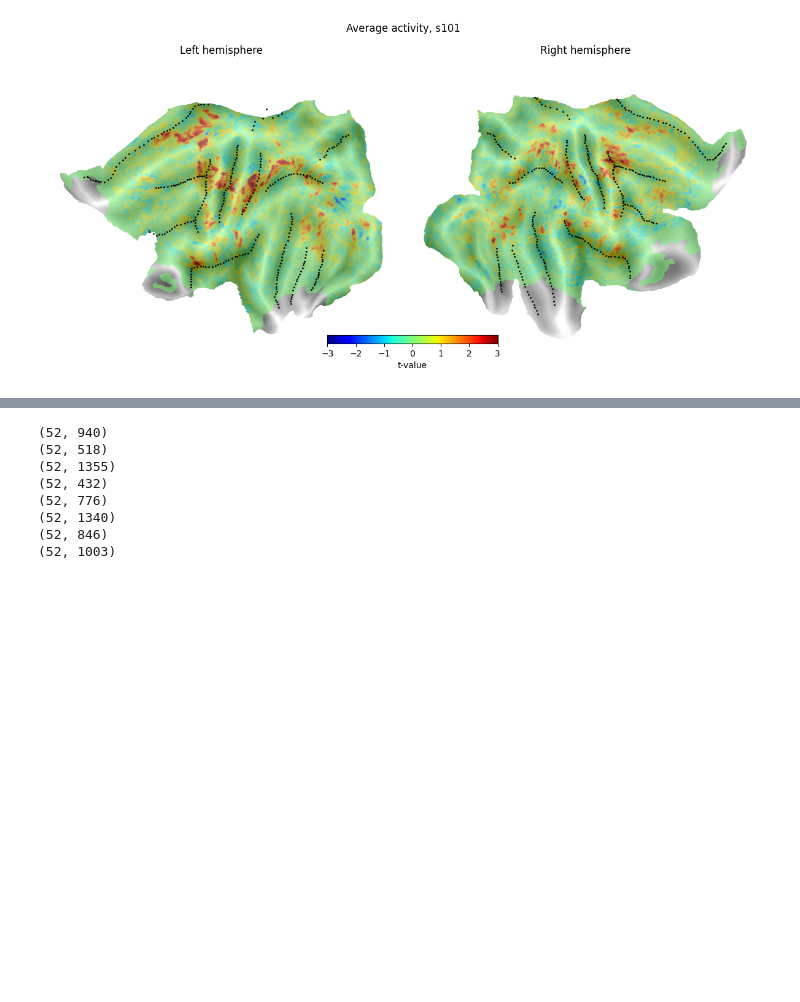
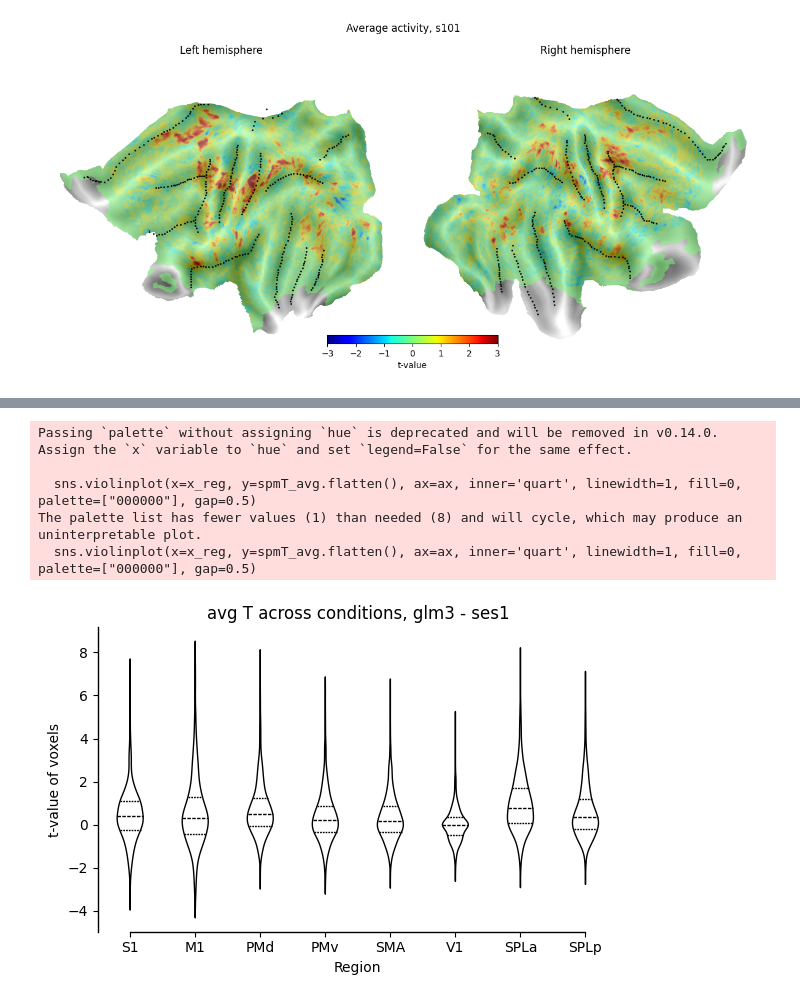
Before and after one commit to alighavam/EFC_patternfMRI, a Jupyter notebook: efcp_mri.ipynb, the cells around one changed output, grey strips where cells are left out. Drawn from its saved outputs; the diff is of its cells as text; code cells hidden in the pictures; blank space fills up the shorter version.

```diff
--- a/efcp_mri.ipynb
+++ b/efcp_mri.ipynb
@@ -332,40 +339,39 @@ Extracting region SPLp (8)
 # %%
-mean_t = np.array([])
-sem_t = np.array([])
 spmT_avg = np.array([])
+x_reg = np.array([], dtype=int)
 for i, r in enumerate(region_labels):
-    t_map = np.mean(spmT[i], axis=1)
-    spmT_avg = np.vstack((spmT_avg, t_map)) if spmT_avg.size else t_map
-x = np.repeat(np.array(region_labels), len(spmT[0]))
+    t_map = np.mean(spmT[i], axis=0) # avg of t-values across calculated contrasts
+    spmT_avg = np.concatenate((spmT_avg, t_map))
 
-# box plot:
-fig, ax = plt.subplots(1, 1, figsize=(8, 6))
-sns.boxplot(x=x, y=spmT_avg.flatten(), ax=ax)
+    # x axis for plotting:
+    x_reg = np.concatenate((x_reg, np.full(len(t_map), r, dtype=int)))
 
-ax.set_xticks(np.arange(0,10))
+# T avg plot:
+fig, ax = plt.subplots(1, 1, figsize=(6, 4))
+sns.violinplot(x=x_reg, y=spmT_avg.flatten(), ax=ax, inner='quart', linewidth=1, fill=0, palette=["000000"], gap=0.5)
+
+ax.set_xticks(np.arange(0,8))
 ax.set_xticklabels(region_names)
 plt.xlabel('Region')
-plt.ylabel('t-value')
-plt.title(f'glm{glm} - ses{ses}')
+plt.ylabel('t-value of voxels')
+plt.title(f'avg T across conditions, glm{glm} - ses{ses}')
 
 # Make it pretty:
 ax.spines['top'].set_visible(False)
 ax.spines['right'].set_visible(False)
 ax.spines['left'].set_linewidth(1)
 ax.spines['bottom'].set_linewidth(1)
 
 ax.spines["left"].set_bounds(ax.get_ylim()[0], ax.get_ylim()[-1])
 ax.spines["bottom"].set_bounds(ax.get_xticks()[0], ax.get_xticks()[-1])
 
-# plt.savefig(os.path.join('figures','ef_snr.pdf'), format='pdf', bbox_inches='tight')
+plt.savefig(os.path.join('./figures',f'efcp_avgT_region_s{sn}_glm{glm}_ses{ses}.pdf'), format='pdf', bbox_inches='tight')
 plt.tight_layout()
 plt.show()
 # %% [output]
-(52, 940)
-(52, 518)
-(52, 1355)
-(52, 432)
-(52, 776)
-(52, 1340)
-(52, 846)
-(52, 1003)
+Passing `palette` without assigning `hue` is deprecated and will be removed in v0.14.0. Assign the `x` variable to `hue` and set `legend=False` for the same effect.
+
+  sns.violinplot(x=x_reg, y=spmT_avg.flatten(), ax=ax, inner='quart', linewidth=1, fill=0, palette=["000000"], gap=0.5)
+The palette list has fewer values (1) than needed (8) and will cycle, which may produce an uninterpretable plot.
+  sns.violinplot(x=x_reg, y=spmT_avg.flatten(), ax=ax, inner='quart', linewidth=1, fill=0, palette=["000000"], gap=0.5)
+[figure, added]
```
Also changed, not shown: parts of 9 cells of this notebook, 1 other file.
